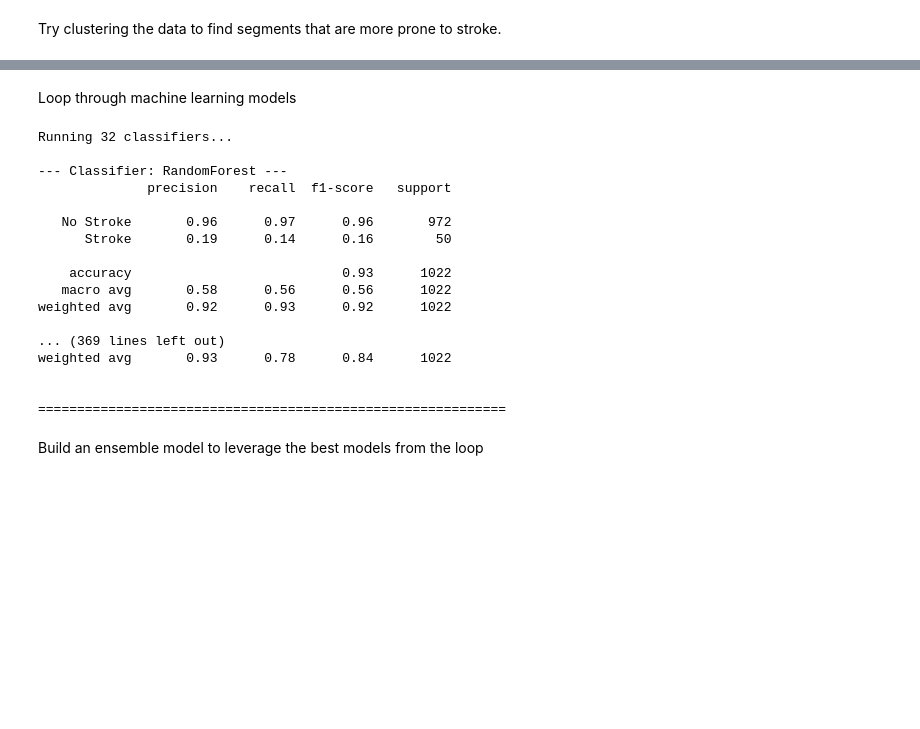
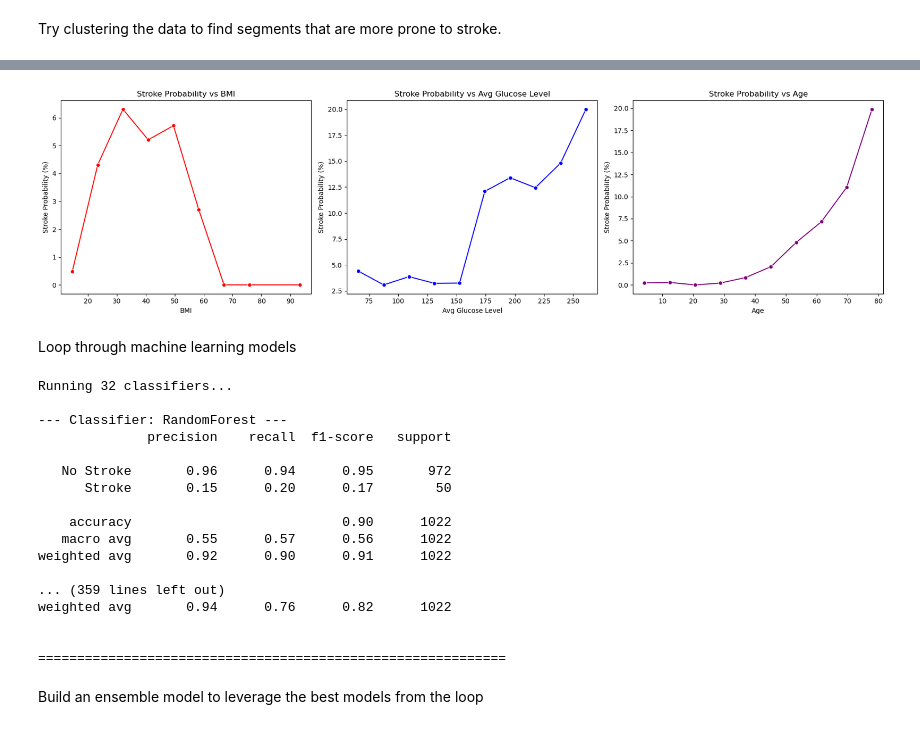
Before and after one commit to abhijit-mazumdar/DSI_Cohort_6_ML_12_Stroke_prediction, a Jupyter notebook: model_development/Stroke_data_experimentation.ipynb, the cells around one changed output, grey strips where cells are left out. Drawn from its saved outputs; the diff is of its cells as text; code cells hidden in the pictures; blank space fills up the shorter version.

```diff
--- a/model_development/Stroke_data_experimentation.ipynb
+++ b/model_development/Stroke_data_experimentation.ipynb
@@ -472,3 +521,57 @@ if 'cluster' in cleaned_df.columns:
+# %%
+import pandas as pd
+import matplotlib.pyplot as plt
+import seaborn as sns
+
+# Drop missing values for relevant columns
+df = df.dropna(subset=['bmi', 'avg_glucose_level', 'age'])
+
+# Bin BMI
+df['bmi_bin'] = pd.cut(df['bmi'], bins=10)
+bmi_grouped = df.groupby('bmi_bin')['stroke'].mean().reset_index()
+bmi_grouped['bmi_mid'] = bmi_grouped['bmi_bin'].apply(lambda x: x.mid)
+bmi_grouped = bmi_grouped.dropna(subset=['bmi_mid', 'stroke'])
+bmi_grouped['stroke_prob_pct'] = bmi_grouped['stroke'] * 100
+
+# Bin avg_glucose_level
+df['glucose_bin'] = pd.cut(df['avg_glucose_level'], bins=10)
+glucose_grouped = df.groupby('glucose_bin')['stroke'].mean().reset_index()
+glucose_grouped['glucose_mid'] = glucose_grouped['glucose_bin'].apply(lambda x: x.mid)
+glucose_grouped = glucose_grouped.dropna(subset=['glucose_mid', 'stroke'])
+glucose_grouped['stroke_prob_pct'] = glucose_grouped['stroke'] * 100
+
+# Bin age
+df['age_bin'] = pd.cut(df['age'], bins=10)
+age_grouped = df.groupby('age_bin')['stroke'].mean().reset_index()
+age_grouped['age_mid'] = age_grouped['age_bin'].apply(lambda x: x.mid)
+age_grouped = age_grouped.dropna(subset=['age_mid', 'stroke'])
+age_grouped['stroke_prob_pct'] = age_grouped['stroke'] * 100
+
+# Plot side-by-side
+fig, axs = plt.subplots(1, 3, figsize=(18, 5))
+
+sns.lineplot(ax=axs[0], x='bmi_mid', y='stroke_prob_pct', data=bmi_grouped, marker='o', color='red')
+axs[0].set_title('Stroke Probability vs BMI')
+axs[0].set_xlabel('BMI')
+axs[0].set_ylabel('Stroke Probability (%)')
+axs[0].grid(False)
+
+sns.lineplot(ax=axs[1], x='glucose_mid', y='stroke_prob_pct', data=glucose_grouped, marker='o', color='blue')
+axs[1].set_title('Stroke Probability vs Avg Glucose Level')
+axs[1].set_xlabel('Avg Glucose Level')
+axs[1].set_ylabel('Stroke Probability (%)')
+axs[1].grid(False)
+
+sns.lineplot(ax=axs[2], x='age_mid', y='stroke_prob_pct', data=age_grouped, marker='o', color='purple')
+axs[2].set_title('Stroke Probability vs Age')
+axs[2].set_xlabel('Age')
+axs[2].set_ylabel('Stroke Probability (%)')
+axs[2].grid(False)
+
+plt.tight_layout()
+plt.show()
+# %% [output]
+[figure, added]
 # %% [markdown]
 Loop through machine learning models
 # %%
@@ -534,8 +637,7 @@ X_train, X_test, y_train, y_test = train_test_split(
 numeric_features = ['age', 'avg_glucose_level', 'bmi', 'risk_score']  # Only truly numeric features here
 
 categorical_features = [
-    'gender', 'ever_married', 'work_type', 'Residence_type',
-    'smoking_status', 'segment', 'hypertension', 'heart_disease'
+     'work_type','smoking_status','segment'
 ]
 numeric_transformer = StandardScaler()
 categorical_transformer = OneHotEncoder(drop='first', handle_unknown='ignore')
@@ -606,15 +708,15 @@ Running 32 classifiers...
 --- Classifier: RandomForest ---
               precision    recall  f1-score   support
 
-   No Stroke       0.96      0.97      0.96       972
-      Stroke       0.19      0.14      0.16        50
+   No Stroke       0.96      0.94      0.95       972
+      Stroke       0.15      0.20      0.17        50
 
-    accuracy                           0.93      1022
-   macro avg       0.58      0.56      0.56      1022
-weighted avg       0.92      0.93      0.92      1022
+    accuracy                           0.90      1022
+   macro avg       0.55      0.57      0.56      1022
+weighted avg       0.92      0.90      0.91      1022
 
-... (369 lines left out)
-weighted avg       0.93      0.78      0.84      1022
+... (359 lines left out)
+weighted avg       0.94      0.76      0.82      1022
 
 
 ============================================================
```
Also changed, not shown: parts of 21 cells of this notebook, 3 other files.
